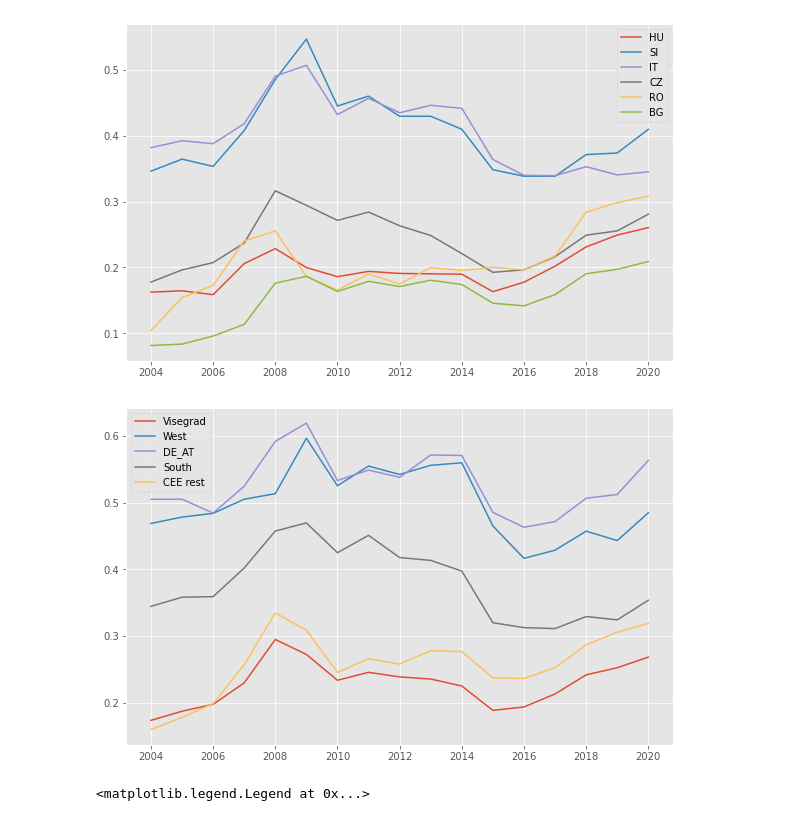
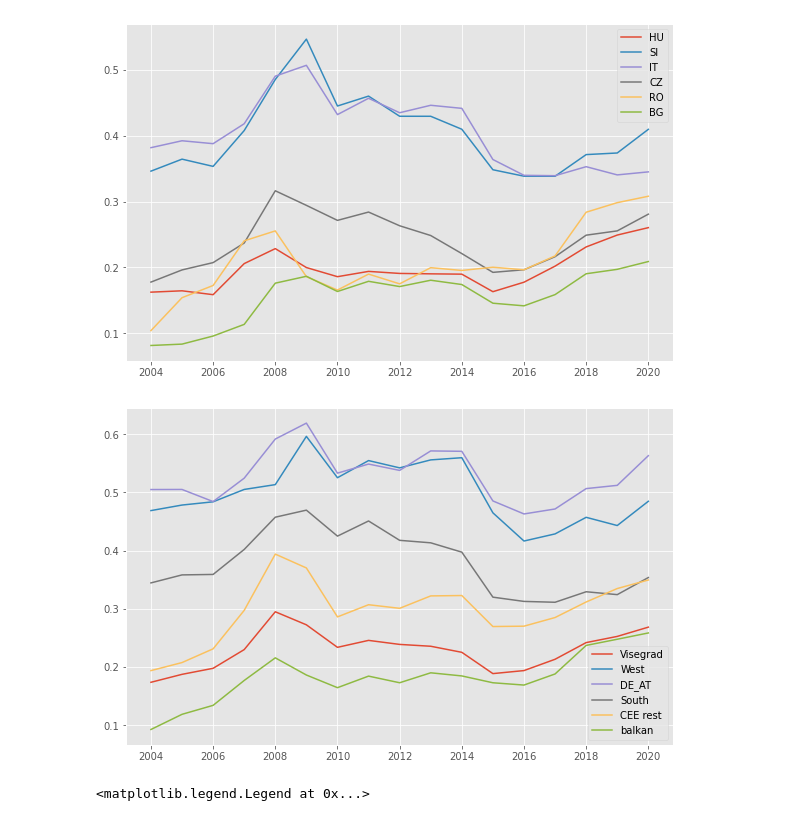
Before and after one commit to JanPintera/ad_hocPy, a Jupyter notebook: cee_competitiveness/CEE_competitivness.ipynb, the cells around one changed output. Drawn from its saved outputs; the diff is of its cells as text; code cells hidden in the pictures.

```diff
--- a/cee_competitiveness/CEE_competitivness.ipynb
+++ b/cee_competitiveness/CEE_competitivness.ipynb
@@ -119,19 +119,7 @@ nama_10_a10_e = nama_10_a10_e.loc[np.where((
 spec_employ = nama_10_a10_e.melt(id_vars = ['Country', 'nace_r2'], value_vars = range(2005, 2021),
                    var_name = 'year', value_name = 'employ_share')
 spec_employ['year'] = spec_employ['year'].astype(int)
-
-
-spec_employ['region'] = np.where(spec_employ['Country'].isin(visegrad), "visegrad",
-                                 np.where(spec_employ['Country'].isin(southern), 'south',
-                                          np.where(spec_employ['Country'].isin(germany_plus), 'DE_AT',
-                                                   np.where(spec_employ['Country'].isin(west), 'west',
-                                                            np.where(spec_employ['Country'].isin(north), 'north',
-                                                                    np.where(spec_employ['Country'].isin(CEE_non_core), 'CEE_non_core', 'rest')
-                                                                    )
-                                                           )
-                                                  )
-                                         )
-                                 )
+spec_employ = get_regions(spec_employ, 'Country')
 # %%
 # Figure 2
 spec_employ_plot = spec_employ.groupby('Country')
@@ -173,17 +161,7 @@ spec_gva = nama_10_a10.melt(id_vars = ['Country', 'nace_r2'], value_vars = range
                    var_name = 'year', value_name = 'gva_share')
 spec_gva['year'] = spec_gva['year'].astype(int)
 
-spec_gva['region'] = np.where(spec_gva['Country'].isin(visegrad), "visegrad",
-                            np.where(spec_gva['Country'].isin(southern), 'south',
-                                     np.where(spec_gva['Country'].isin(germany_plus), 'DE_AT',
-                                              np.where(spec_gva['Country'].isin(west), 'west',
-                                                       np.where(spec_gva['Country'].isin(north), 'north',
-                                                                np.where(spec_gva['Country'].isin(CEE_non_core), 'CEE_non_core', 'rest')
-                                                                )
-                                                      )
-                                              )
-                                    )
-                            )
+spec_gva = get_regions(spec_gva, 'Country')
 # %%
 # Figure 3 VA specialization
 spec_gva_plot = spec_gva.groupby('Country')
@@ -305,0 +261,6 @@ klems_na.head()
+# %%
+klems_na = pyreadr.read_r("national accounts.rds")[None]
+klems_na = klems_na.astype({"year": int})
+klems_na = get_regions(klems_na, 'geo_code')
+
+klems_na.head()
@@ -377,6 +346,8 @@ with plt.style.context('ggplot'):
     ax.plot(klems_ulc_regions.get_group(('west', 'C'))['year'], klems_ulc_regions.get_group(('west', 'C'))['ULC'], label='west')
     ax.plot(klems_ulc_regions.get_group(('south', 'C'))['year'], klems_ulc_regions.get_group(('south', 'C'))['ULC'], label='South')
     ax.plot(klems_ulc_regions.get_group(('CEE_non_core', 'C'))['year'], klems_ulc_regions.get_group(('CEE_non_core', 'C'))['ULC'], label='CEE rest') # Includes RO+BG and Baltics
+    ax.plot(klems_ulc_regions.get_group(('balkan', 'C'))['year'], klems_ulc_regions.get_group(('balkan', 'C'))['ULC'], label='balkan')
+
 
     ax.legend()
 # %% [output]
@@ -468,17 +418,18 @@ with plt.style.context('ggplot'):
 # %%
 # Europe 2 - groups
 unido_ulc_regions = unido_ulc.groupby(['region', 'year']).agg({'ULC': 'mean'}).reset_index().groupby('region')
 with plt.style.context('ggplot'):
     fig, ax = plt.subplots(constrained_layout=True, figsize=(8, 5))
     ax.plot(unido_ulc_regions.get_group(('visegrad'))['year'], unido_ulc_regions.get_group(('visegrad'))['ULC'], label='Visegrad')
     ax.plot(unido_ulc_regions.get_group(('west'))['year'], unido_ulc_regions.get_group(('west'))['ULC'], label='West')
     ax.plot(unido_ulc_regions.get_group(('DE_AT'))['year'], unido_ulc_regions.get_group(('DE_AT'))['ULC'], label='DE_AT')
     ax.plot(unido_ulc_regions.get_group(('south'))['year'], unido_ulc_regions.get_group(('south'))['ULC'], label='South')
-    ax.plot(unido_ulc_regions.get_group(('CEE_non_core'))['year'], unido_ulc_regions.get_group(('CEE_non_core'))['ULC'], label='CEE rest') # Includes RO+BG and Baltics
+    ax.plot(unido_ulc_regions.get_group(('CEE_non_core'))['year'], unido_ulc_regions.get_group(('CEE_non_core'))['ULC'], label='CEE rest')
+    ax.plot(unido_ulc_regions.get_group(('balkan'))['year'], unido_ulc_regions.get_group(('balkan'))['ULC'], label='balkan')
 
     ax.legend()
 # %% [output]
-[figure, old version]
+[figure, new version]
 # %%
 # North America
 with plt.style.context('ggplot'):
```
Also changed, not shown: parts of 18 cells of this notebook, 1 other file.
